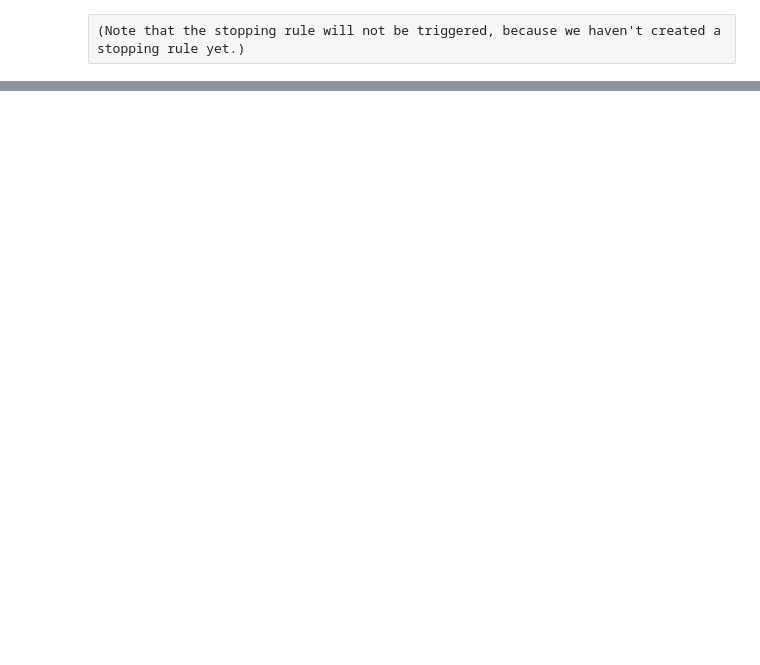
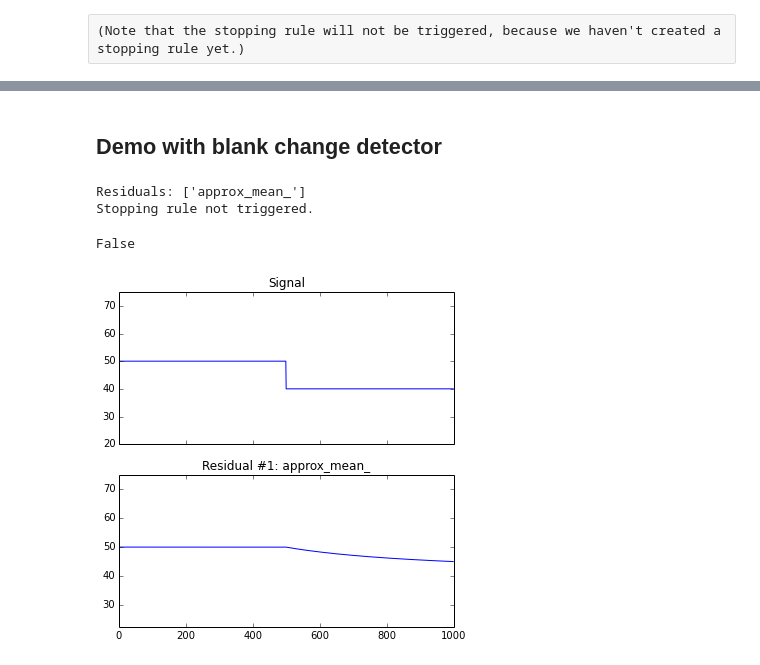
Before and after one commit to amanahuja/change-detection-tutorial, a Jupyter notebook: ipynb/scaffolding.ipynb, the cells around one changed output, grey strips where cells are left out. Cells and saved outputs as stored; diff of their text form; code cells hidden in the pictures; blank space fills up the shorter version.

```diff
--- a/ipynb/scaffolding.ipynb
+++ b/ipynb/scaffolding.ipynb
@@ -295,0 +170,2 @@ residuals = run_online_simulation(sig1, blank_detector)
+# %% [markdown]
+## Demo with blank change detector
@@ -295,0 +174,16 @@ residuals = run_online_simulation(sig1, blank_detector)
+# %%
+"""
+Uncomment the following code to output the demo.
+"""
+
+sig1 = np.ones(1000)
+sig1[:500] = sig1[:500] * 50
+sig1[500:] = sig1[500:] * 40
+
+blank_detector = ChangeDetector()
+blank_detector.run(sig1)
+# %% [output]
+Residuals: ['approx_mean_']
+Stopping rule not triggered.
+False
+[figure, added]
```
Also changed, not shown: parts of 32 cells of this notebook, 2 other files.
